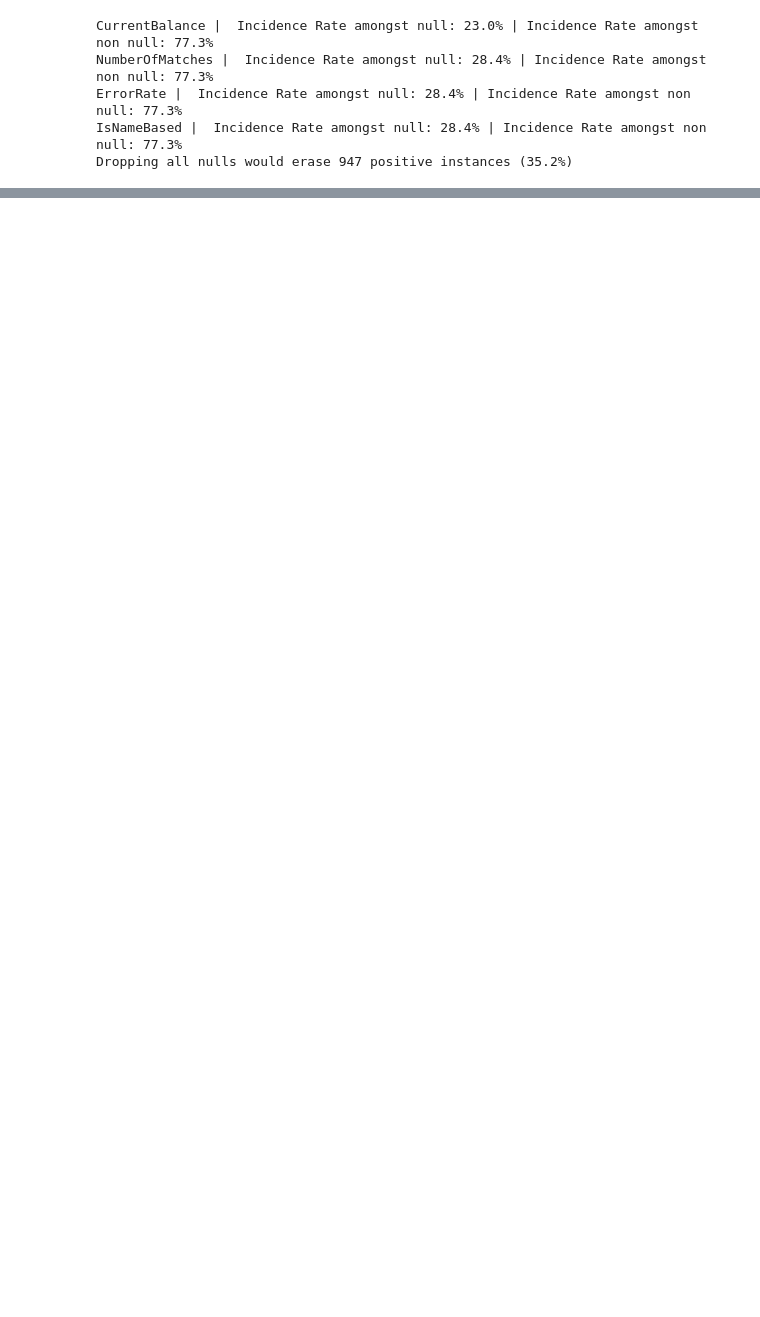
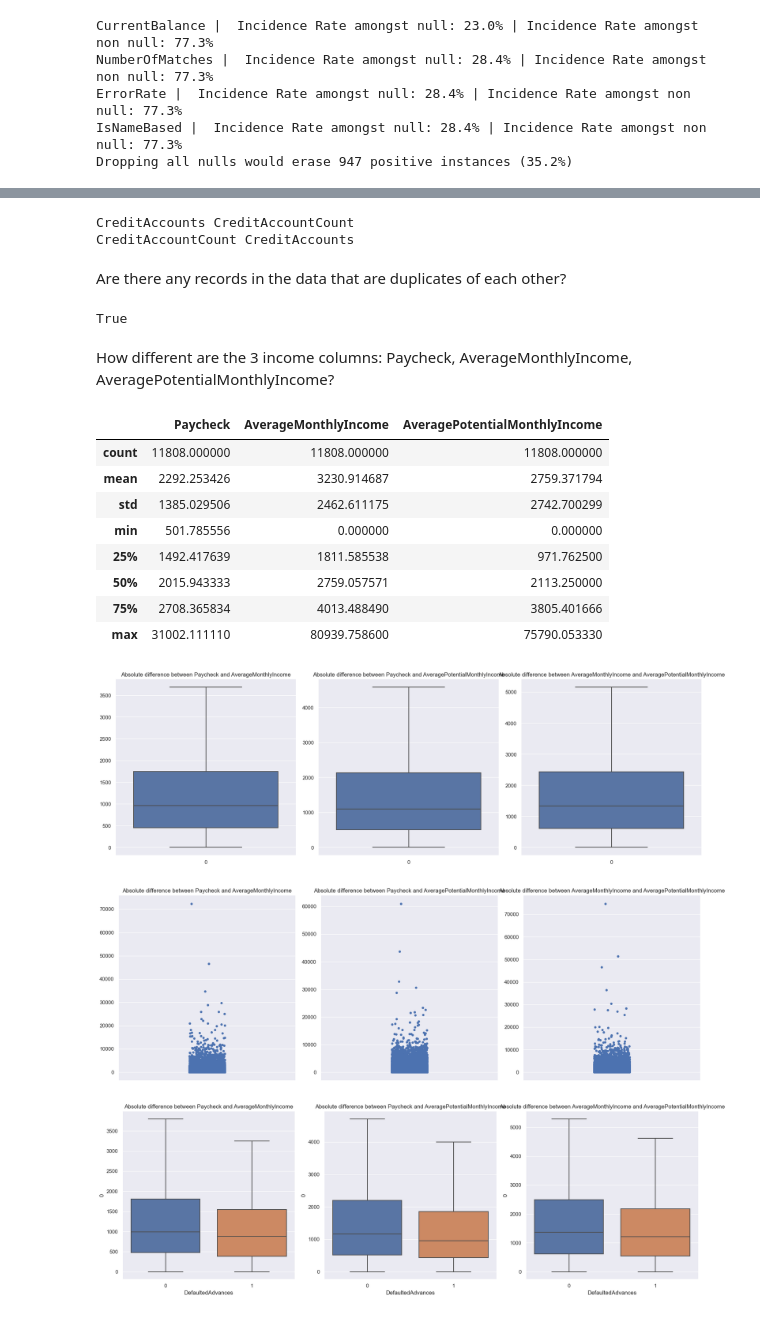
Before and after one commit to scunden/empower-th, a Jupyter notebook: notebooks/0-initial-exploration.ipynb, the cells around one changed output, grey strips where cells are left out. Drawn from its saved outputs; the diff is of its cells as text; code cells hidden in the pictures; blank space fills up the shorter version.

```diff
--- a/notebooks/0-initial-exploration.ipynb
+++ b/notebooks/0-initial-exploration.ipynb
@@ -78,7 +94,7 @@ for col in df.columns:
     unique_values = s.unique().shape[0]
     nulls = s.loc[s.isna()].shape[0]
     nulls_pct = nulls/total_samples
-    max_pct = s.value_counts(normalize=True).sort_values(ascending=False).iloc[0]
+    max_pct = s.value_counts(normalize=True, dropna=False).sort_values(ascending=False).iloc[0]
     print(f"{col} | Unique Values: {unique_values} ({max_pct:.1%}) | Number of Nulls: {nulls} ({nulls_pct:.1%})")
 
     if unique_values == 1: svc.append(col)
@@ -125,0 +158,72 @@ Dropping all nulls would erase 947 positive instances (35.2%)
+# %%
+for c1 in df.columns:
+    for c2 in df.columns:
+        if np.all(df[c1]==df[c2]) and c1!=c2:
+            print(c1, c2)
+# %% [output]
+CreditAccounts CreditAccountCount
+CreditAccountCount CreditAccounts
+# %% [markdown]
+Are there any records in the data that are duplicates of each other?
+# %%
+df.shape==df.drop_duplicates().shape
+# %% [output]
+True
+# %% [markdown]
+How different are the 3 income columns: Paycheck, AverageMonthlyIncome, AveragePotentialMonthlyIncome?
+# %%
+def visualize_difference(cols=None):
+    display(df[cols].describe())
+
+    combinations = list(itertools.combinations(cols, 2))
+    combinations_diff = {combo:abs(df[combo[0]]-df[combo[1]]) for combo in combinations}
+    ncols = len(combinations)
+    figsize=(ncols*6, 6)
+    fig, ax = plt.subplots(figsize=figsize, ncols=ncols)
+    fig2, ax2 = plt.subplots(figsize=figsize, ncols=ncols)
+    fig3, ax3 = plt.subplots(figsize=figsize, ncols=ncols)
+
+    for k, v in combinations_diff.items():
+        if ncols == 1:
+            sns.boxplot(data=v, showfliers=False, ax=ax)
+            ax.set_title(f"Absolute difference between {k[0]} and {k[1]}")
+
+            sns.stripplot(data=v,  ax=ax2)
+            ax2.set_title(f"Absolute difference between {k[0]} and {k[1]}")
+
+            s = v.to_frame().copy()
+            s[target_var] = df[target_var]
+            sns.boxplot(data=s, x=target_var, y=0, showfliers=False, ax=ax3)
+            ax3.set_title(f"Absolute difference between {k[0]} and {k[1]}")
+        else:
+
+            sns.boxplot(data=v, showfliers=False, ax=ax[combinations.index(k)])
+            ax[combinations.index(k)].set_title(f"Absolute difference between {k[0]} and {k[1]}")
+
+            sns.stripplot(data=v,  ax=ax2[combinations.index(k)])
+            ax2[combinations.index(k)].set_title(f"Absolute difference between {k[0]} and {k[1]}")
+
+            s = v.to_frame().copy()
+            s[target_var] = df[target_var]
+            sns.boxplot(data=s, x=target_var, y=0, showfliers=False, ax=ax3[combinations.index(k)])
+            ax3[combinations.index(k)].set_title(f"Absolute difference between {k[0]} and {k[1]}")
+
+    fig.tight_layout()
+    fig2.tight_layout()
+    fig3.tight_layout()
+# %%
+cols = ['Paycheck', 'AverageMonthlyIncome', 'AveragePotentialMonthlyIncome']
+visualize_difference(cols)
+# %% [output]
+|  | Paycheck | AverageMonthlyIncome | AveragePotentialMonthlyIncome |
+| count | 11808.000000 | 11808.000000 | 11808.000000 |
+| mean | 2292.253426 | 3230.914687 | 2759.371794 |
+| std | 1385.029506 | 2462.611175 | 2742.700299 |
+| min | 501.785556 | 0.000000 | 0.000000 |
+| 25% | 1492.417639 | 1811.585538 | 971.762500 |
+| 50% | 2015.943333 | 2759.057571 | 2113.250000 |
+| 75% | 2708.365834 | 4013.488490 | 3805.401666 |
+| max | 31002.111110 | 80939.758600 | 75790.053330 |
+[figure, added]
+[figure, added]
+[figure, added]
```
Also changed, not shown: parts of 24 cells of this notebook.
